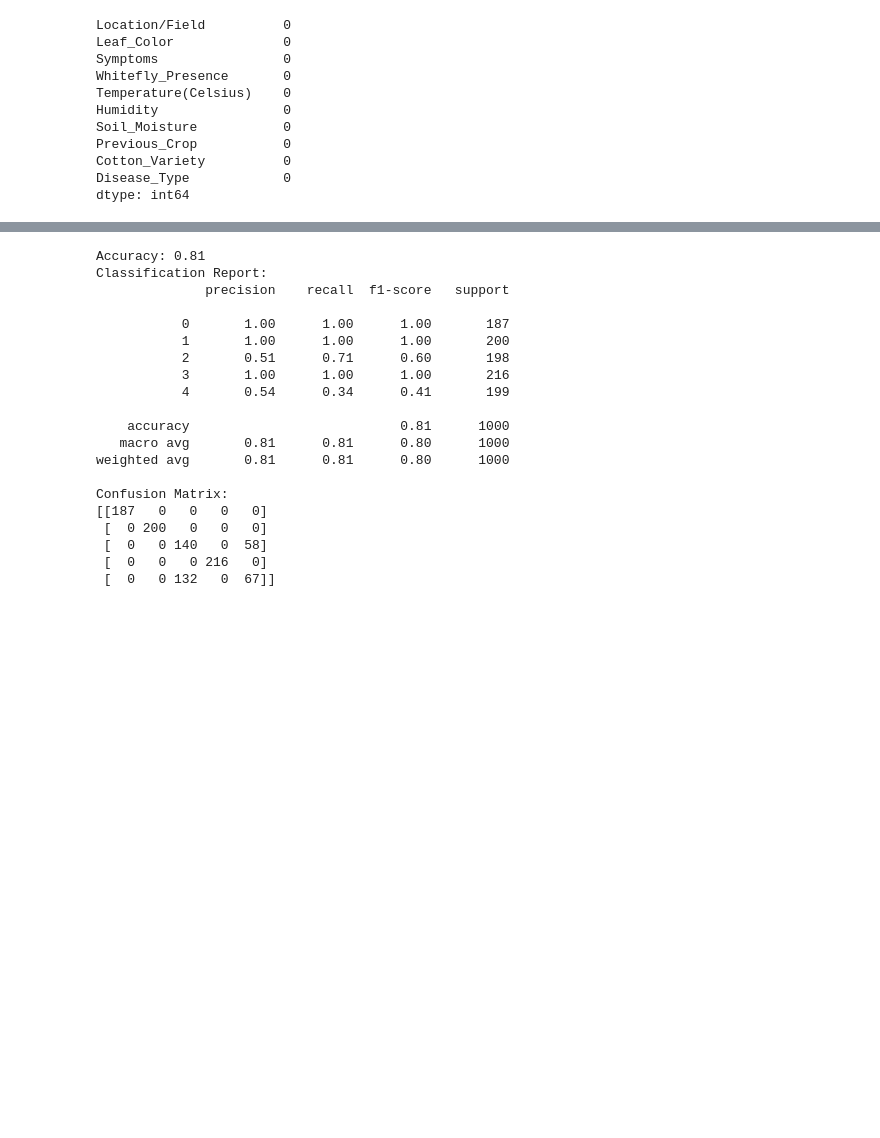
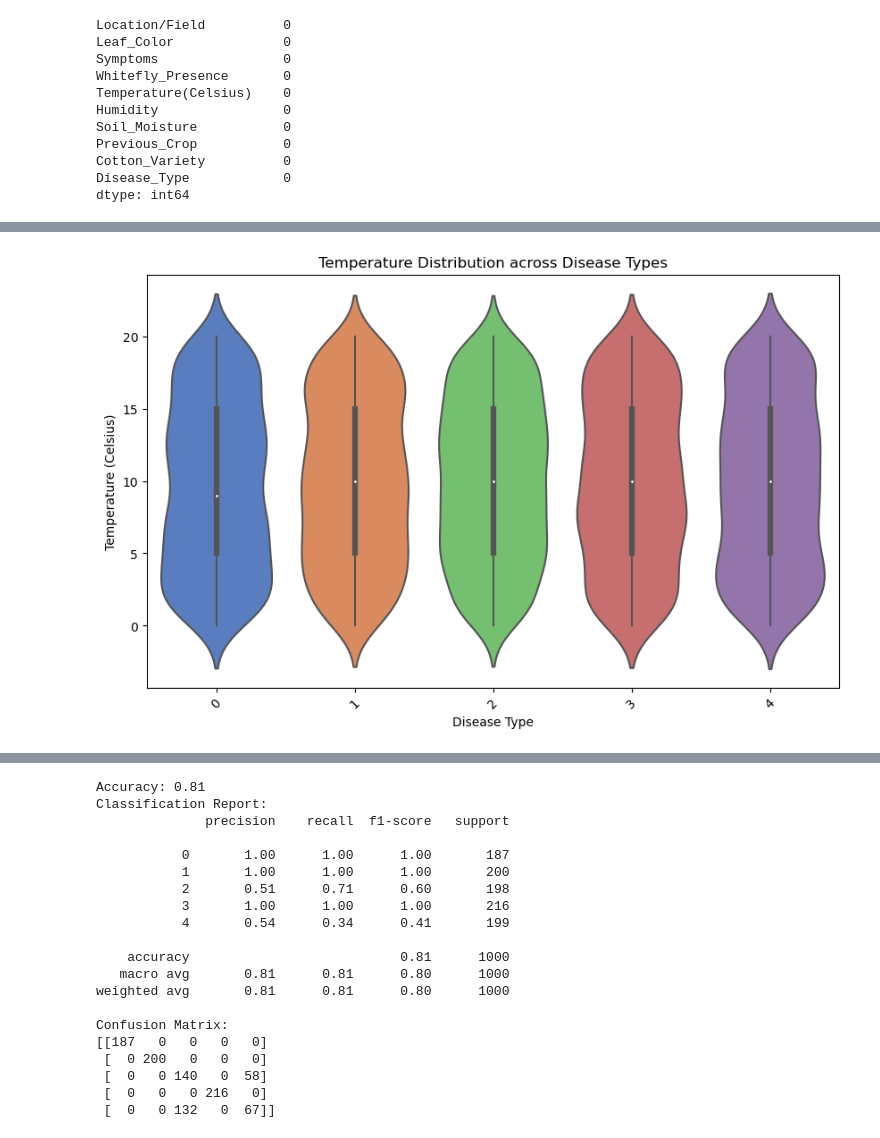
Before and after one commit to Babyshree/DISEASE-CLASSIFICATION-IN-COTTON-PLANTS-USING-MACHINE-LEARNING, a Jupyter notebook: Cotton_Plant_Disease_Type.ipynb, the cells around one changed output, grey strips where cells are left out. Cells and saved outputs as stored; diff of their text form; code cells hidden in the pictures; blank space fills up the shorter version.

```diff
--- a/Cotton_Plant_Disease_Type.ipynb
+++ b/Cotton_Plant_Disease_Type.ipynb
@@ -174,0 +169,11 @@ dtype: object
+# %%
+# Violin plot for Temperature across Disease Types
+plt.figure(figsize=(10, 6))
+sns.violinplot(x='Disease_Type', y='Temperature(Celsius)', data=df, palette='muted')
+plt.xlabel('Disease Type')
+plt.ylabel('Temperature (Celsius)')
+plt.title('Temperature Distribution across Disease Types')
+plt.xticks(rotation=45)
+plt.show()
+# %% [output]
+[figure, added]
```
Also changed, not shown: parts of 17 cells of this notebook, 2 other files.
